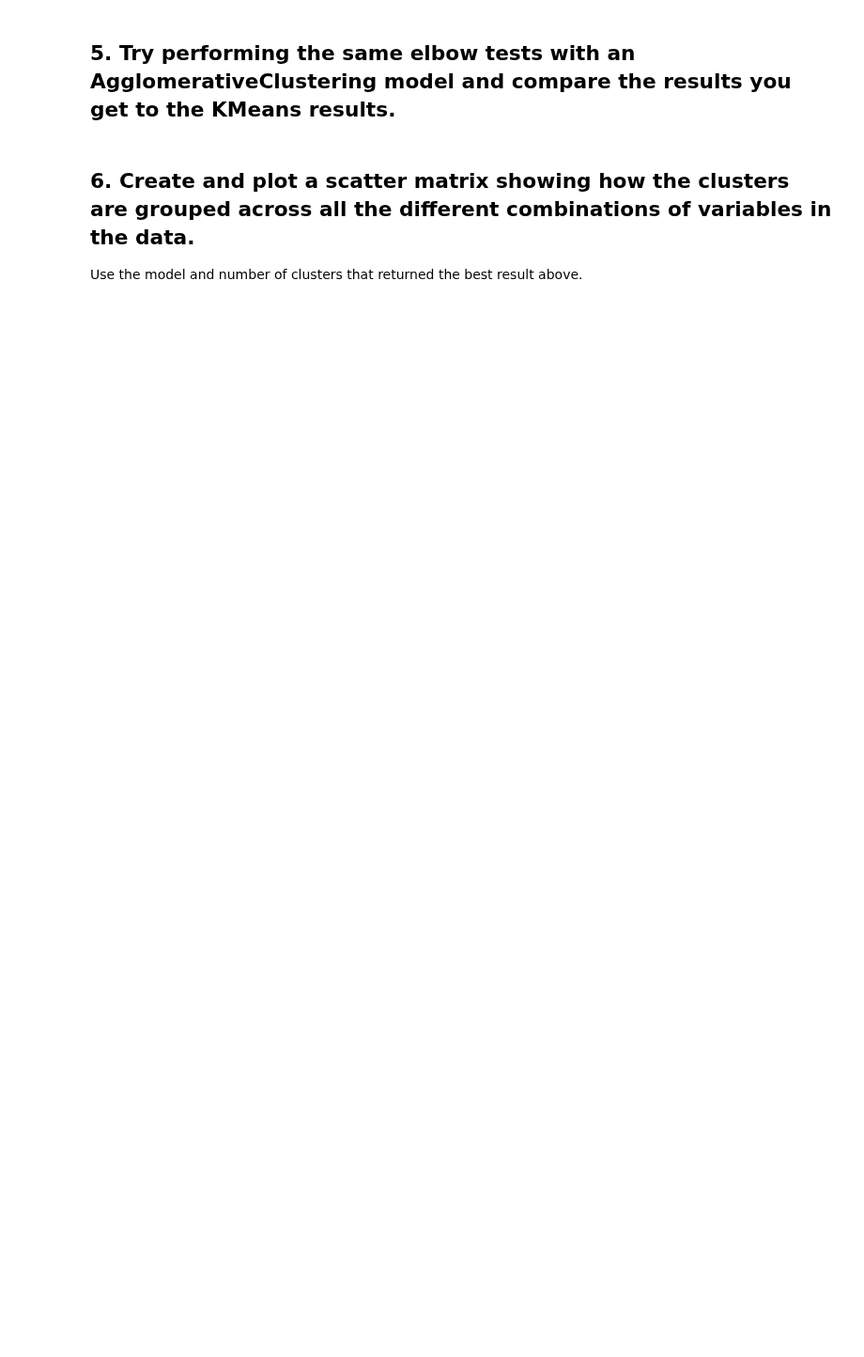
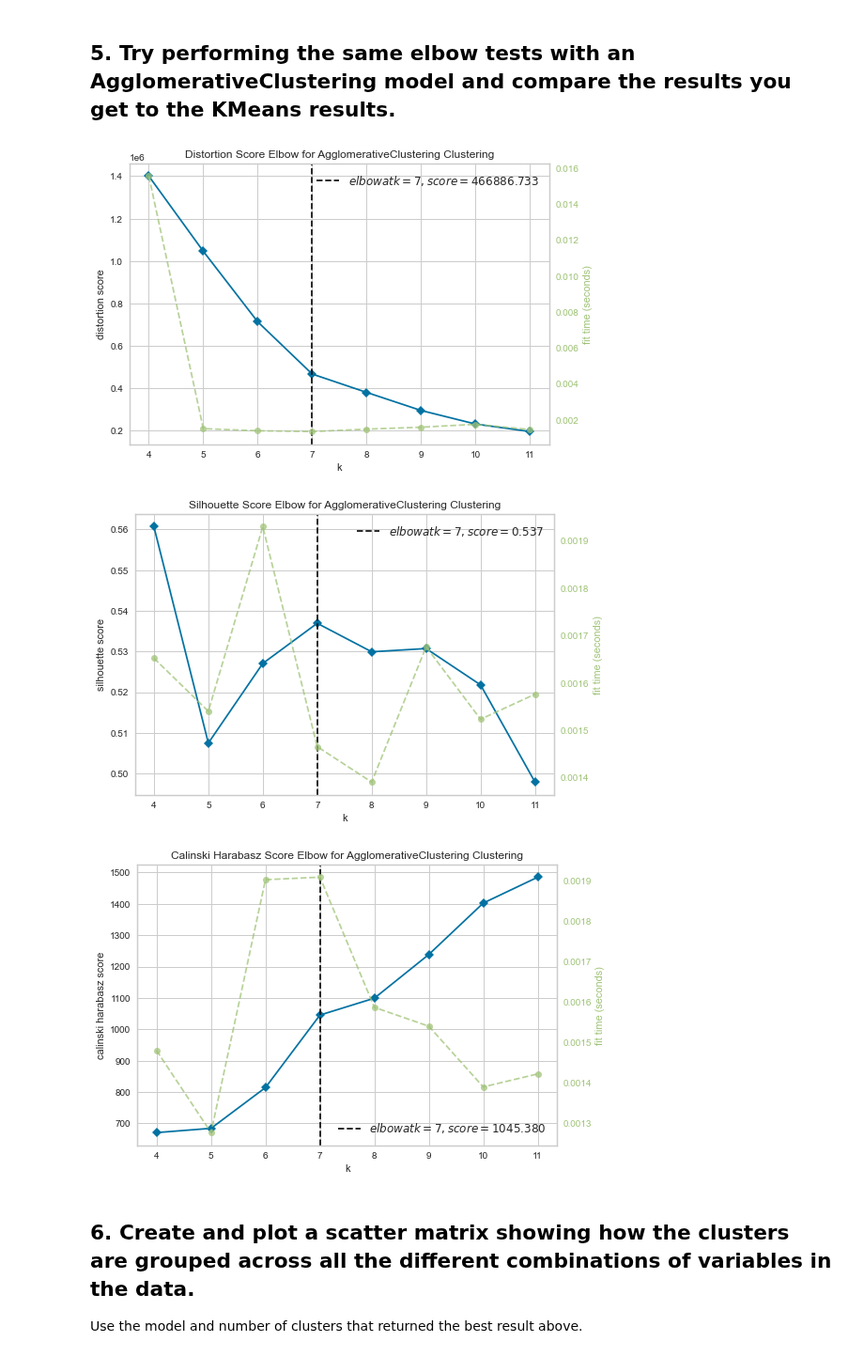
Before and after one commit to ta-datapt-bcn/lab_evaluation, a Jupyter notebook: lab-unsupervised-learning-evaluation/your-code/main.ipynb, the cells around one changed output. Shown at 94% size. Cells and saved outputs as stored; diff of their text form; code cells hidden in the pictures; blank space fills up the shorter version.

```diff
--- a/lab-unsupervised-learning-evaluation/your-code/main.ipynb
+++ b/lab-unsupervised-learning-evaluation/your-code/main.ipynb
@@ -35,6 +62,16 @@ ModuleNotFoundError: No module named 'yellowbrick'
 ## 5. Try performing the same elbow tests with an AgglomerativeClustering model and compare the results you get to the KMeans results.
 # %%
 from sklearn.cluster import AgglomerativeClustering
+# %%
+for metric in ["distortion", "silhouette", "calinski_harabasz"]:
+    model = AgglomerativeClustering()
+    visualizer = KElbowVisualizer(model, k=(4,12), metric=metric)
+    visualizer.fit(wine_data.data)
+    visualizer.show()
+# %% [output]
+[figure, added]
+[figure, added]
+[figure, added]
 # %% [markdown]
 ## 6. Create and plot a scatter matrix showing how the clusters are grouped across all the different combinations of variables in the data.
 
```
Also changed, not shown: parts of 19 cells of this notebook.
